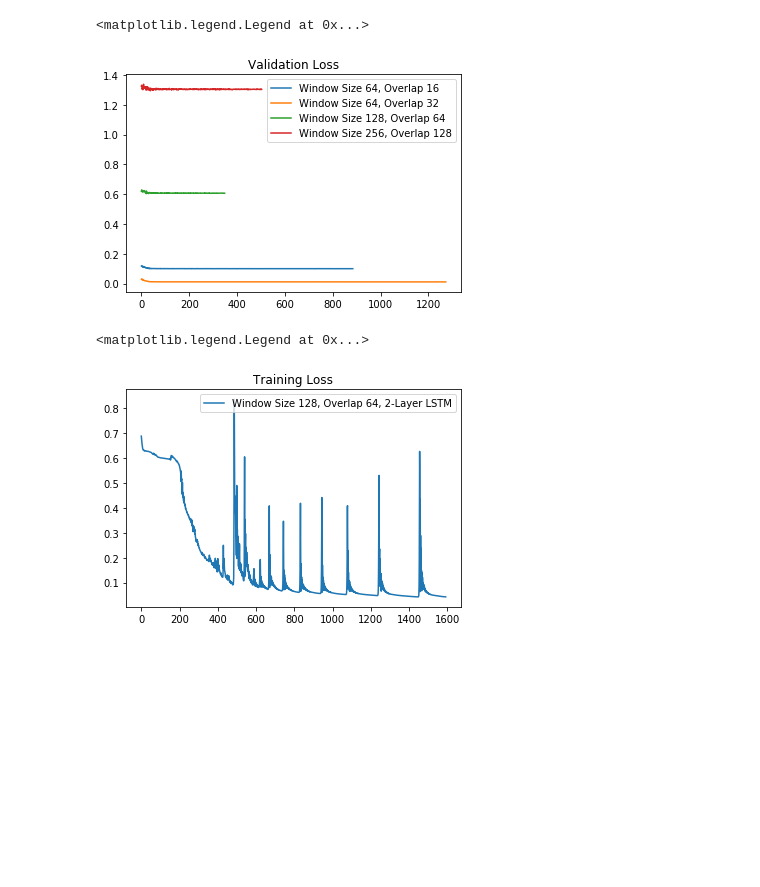
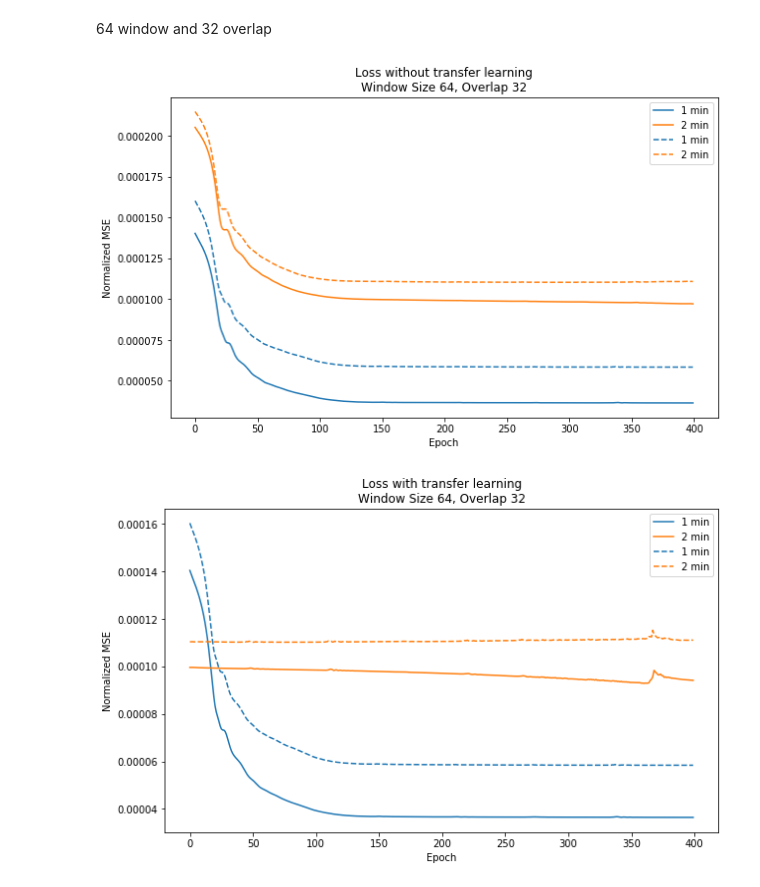
Before and after one commit to zdavidli/bloomberg-stock-prediction, a Jupyter notebook: plotting/loss.ipynb, the cells around one changed output. Cells and saved outputs as stored; diff of their text form; code cells hidden in the pictures; blank space fills up the shorter version.

```diff
--- a/plotting/loss.ipynb
+++ b/plotting/loss.ipynb
@@ -249,19 +608,40 @@ plt.legend()
-# %%
-plt.figure()
-plt.title('Validation Loss')
-plt.plot(val_64_16o, label='Window Size 64, Overlap 16')
-plt.plot(val_64_32o, label='Window Size 64, Overlap 32')
-plt.plot(val_128_64o, label='Window Size 128, Overlap 64')
-plt.plot(val_256_128o, label='Window Size 256, Overlap 128')
-plt.legend()
-# %% [output]
-<matplotlib.legend.Legend at 0x...>
-[figure, removed]
-# %%
-plt.figure()
-plt.title('Training Loss')
-plt.plot(loss_128_64o_2, label='Window Size 128, Overlap 64, 2-Layer LSTM')
-plt.legend()
-# %% [output]
-<matplotlib.legend.Legend at 0x...>
-[figure, removed]
+# %% [markdown]
+64 window and 32 overlap
+# %%
+plt.figure(figsize=(10, 6))
+plt.title('Loss without transfer learning\nWindow Size 64, Overlap 32')
+plt.plot(train['64_32o_2_pred1'], color='tab:blue', label='1 min')
+plt.plot(train['64_32o_2_pred2'], color='tab:orange', label='2 min')
+# plt.plot(train['64_32o_2_pred3'], color='tab:green', label='3 min')
+# plt.plot(train['64_32o_2_pred4'], color='tab:red', label='4 min')
+plt.plot(val['64_32o_2_pred1'], color='tab:blue', ls='dashed', label='1 min')
+plt.plot(val['64_32o_2_pred2'], color='tab:orange', ls='dashed', label='2 min')
+# plt.plot(val['64_32o_2_pred3'], color='tab:green', ls='dashed', label='3 min')
+# plt.plot(val['64_32o_2_pred4'], color='tab:red', ls='dashed',label='4 min')
+# plt.plot(train['128_64o_2_pred8'], label='Predicting 8')
+# plt.plot(train['128_64o_2_pred16'], label='Predicting 16')
+plt.legend(bbox_to_anchor=(1, 1))
+plt.xlabel('Epoch')
+plt.ylabel('Normalized MSE')
+plt.savefig('../figures/pred_future_no_transfer_64window.pdf')
+# %% [output]
+[figure, added]
+# %%
+plt.figure(figsize=(10, 6))
+plt.title('Loss with transfer learning\nWindow Size 64, Overlap 32')
+plt.plot(train['64_32o_2_pred1transfer'], color='tab:blue', label='1 min')
+plt.plot(train['64_32o_2_pred2transfer'], color='tab:orange', label='2 min')
+# plt.plot(train['64_32o_2_pred3transfer'], color='tab:green', label='3 min')
+# plt.plot(train['64_32o_2_pred4transfer'], color='tab:red', label='4 min')
+plt.plot(val['64_32o_2_pred1transfer'], color='tab:blue', ls='dashed', label='1 min')
+plt.plot(val['64_32o_2_pred2transfer'], color='tab:orange', ls='dashed', label='2 min')
+# plt.plot(val['64_32o_2_pred3transfer'], color='tab:green', ls='dashed', label='3 min')
+# plt.plot(val['64_32o_2_pred4transfer'], color='tab:red', ls='dashed',label='4 min')
+# plt.plot(train['128_64o_2_pred8'], label='Predicting 8')
+# plt.plot(train['128_64o_2_pred16'], label='Predicting 16')
+plt.legend(bbox_to_anchor=(1, 1))
+plt.xlabel('Epoch')
+plt.ylabel('Normalized MSE')
+plt.savefig('../figures/pred_future_transfer_64window.pdf')
+# %% [output]
+[figure, added]
```
Also changed, not shown: parts of 18 cells of this notebook, 13 other files.
